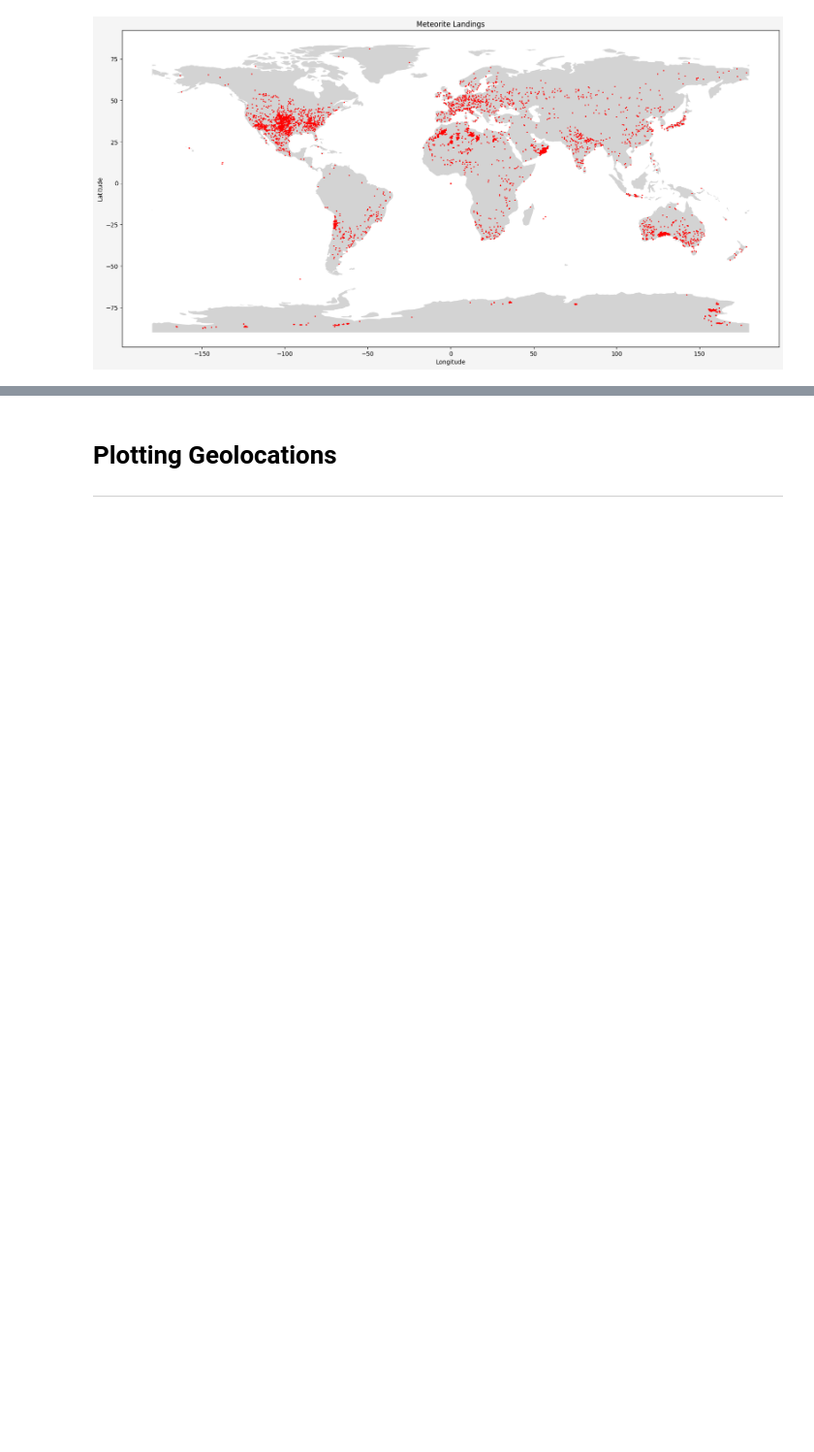
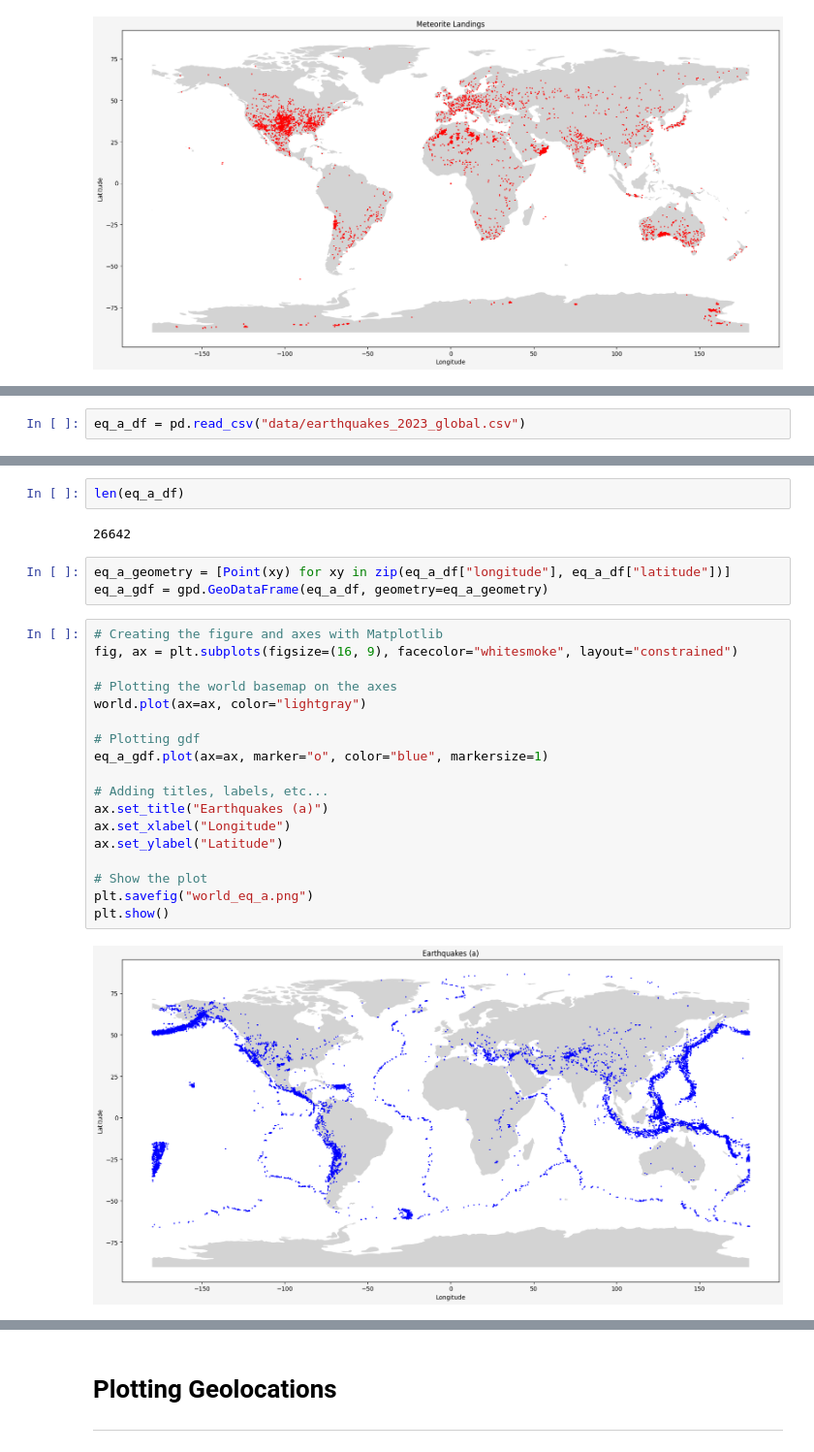
Before and after one commit to janiejestemja/geo, a Jupyter notebook: eda_sketch.ipynb, the cells around one changed output, grey strips where cells are left out. Shown at 97% size. Saved outputs shown, nothing was run; the diff lists cells and outputs as text; blank space fills up the shorter version.

```diff
--- a/eda_sketch.ipynb
+++ b/eda_sketch.ipynb
@@ -144,0 +170,2 @@ plt.show()
+# %%
+eq_a_df = pd.read_csv("data/earthquakes_2023_global.csv")
@@ -144,0 +188,27 @@ plt.show()
+# %%
+len(eq_a_df)
+# %% [output]
+26642
+# %%
+eq_a_geometry = [Point(xy) for xy in zip(eq_a_df["longitude"], eq_a_df["latitude"])]
+eq_a_gdf = gpd.GeoDataFrame(eq_a_df, geometry=eq_a_geometry)
+# %%
+# Creating the figure and axes with Matplotlib
+fig, ax = plt.subplots(figsize=(16, 9), facecolor="whitesmoke", layout="constrained")
+
+# Plotting the world basemap on the axes
+world.plot(ax=ax, color="lightgray")
+
+# Plotting gdf
+eq_a_gdf.plot(ax=ax, marker="o", color="blue", markersize=1)
+
+# Adding titles, labels, etc...
+ax.set_title("Earthquakes (a)")
+ax.set_xlabel("Longitude")
+ax.set_ylabel("Latitude")
+
+# Show the plot
+plt.savefig("world_eq_a.png")
+plt.show()
+# %% [output]
+[figure, added]
```
Also changed, not shown: parts of 31 cells of this notebook.
